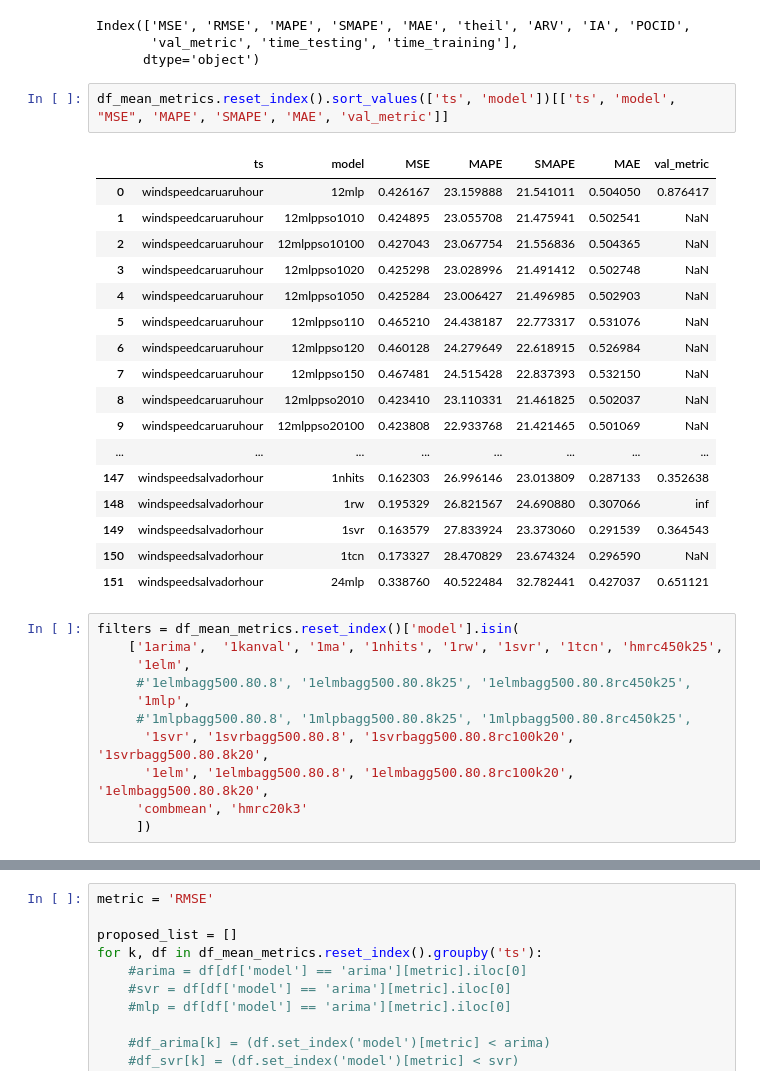
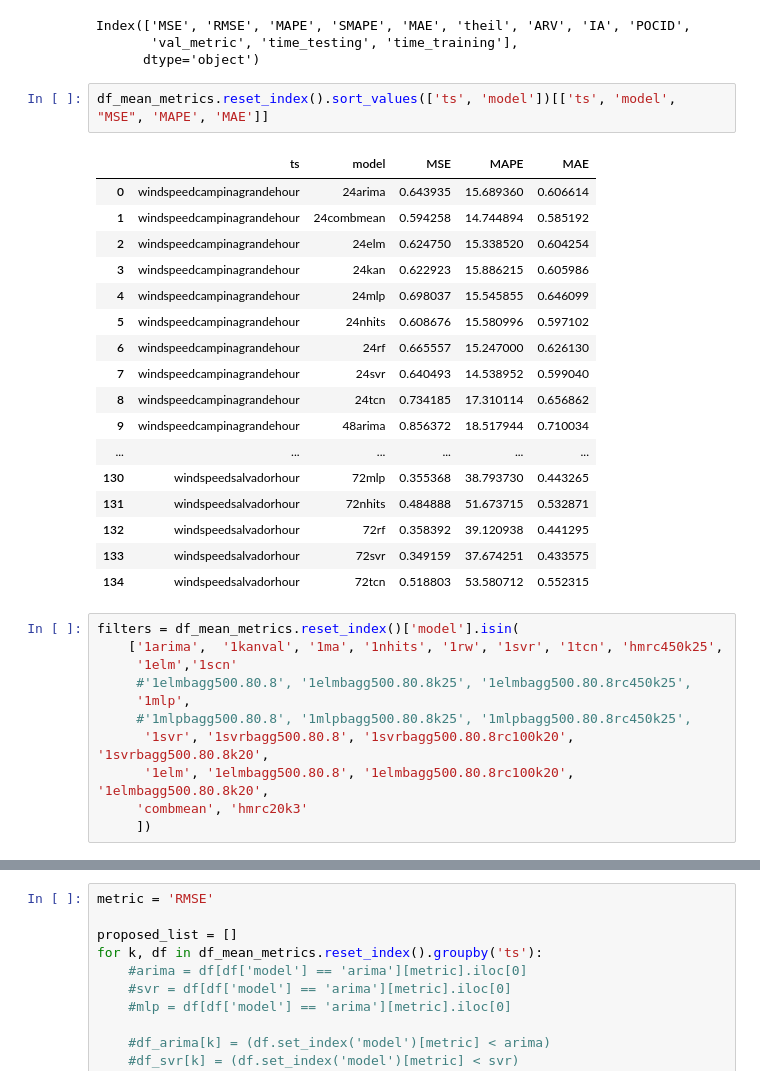
Before and after one commit to domingos108/experiments, a Jupyter notebook: notebook/calculate_metrics.ipynb, the cells around one changed output, grey strips where cells are left out. Saved outputs shown, nothing was run; the diff lists cells and outputs as text.

```diff
--- a/notebook/calculate_metrics.ipynb
+++ b/notebook/calculate_metrics.ipynb
@@ -38,29 +31,29 @@ Index(['MSE', 'RMSE', 'MAPE', 'SMAPE', 'MAE', 'theil', 'ARV', 'IA', 'POCID',
        'val_metric', 'time_testing', 'time_training'],
       dtype='object')
 # %%
-df_mean_metrics.reset_index().sort_values(['ts', 'model'])[['ts', 'model', "MSE", 'MAPE', 'SMAPE', 'MAE', 'val_metric']]
+df_mean_metrics.reset_index().sort_values(['ts', 'model'])[['ts', 'model', "MSE", 'MAPE', 'MAE']]
 # %% [output]
-|  | ts | model | MSE | MAPE | SMAPE | MAE | val_metric |
-| 0 | windspeedcaruaruhour | 12mlp | 0.426167 | 23.159888 | 21.541011 | 0.504050 | 0.876417 |
-| 1 | windspeedcaruaruhour | 12mlppso1010 | 0.424895 | 23.055708 | 21.475941 | 0.502541 | NaN |
-| 2 | windspeedcaruaruhour | 12mlppso10100 | 0.427043 | 23.067754 | 21.556836 | 0.504365 | NaN |
-| 3 | windspeedcaruaruhour | 12mlppso1020 | 0.425298 | 23.028996 | 21.491412 | 0.502748 | NaN |
-| 4 | windspeedcaruaruhour | 12mlppso1050 | 0.425284 | 23.006427 | 21.496985 | 0.502903 | NaN |
-| 5 | windspeedcaruaruhour | 12mlppso110 | 0.465210 | 24.438187 | 22.773317 | 0.531076 | NaN |
-| 6 | windspeedcaruaruhour | 12mlppso120 | 0.460128 | 24.279649 | 22.618915 | 0.526984 | NaN |
-| 7 | windspeedcaruaruhour | 12mlppso150 | 0.467481 | 24.515428 | 22.837393 | 0.532150 | NaN |
-| 8 | windspeedcaruaruhour | 12mlppso2010 | 0.423410 | 23.110331 | 21.461825 | 0.502037 | NaN |
-| 9 | windspeedcaruaruhour | 12mlppso20100 | 0.423808 | 22.933768 | 21.421465 | 0.501069 | NaN |
-| ... | ... | ... | ... | ... | ... | ... | ... |
-| 147 | windspeedsalvadorhour | 1nhits | 0.162303 | 26.996146 | 23.013809 | 0.287133 | 0.352638 |
-| 148 | windspeedsalvadorhour | 1rw | 0.195329 | 26.821567 | 24.690880 | 0.307066 | inf |
-| 149 | windspeedsalvadorhour | 1svr | 0.163579 | 27.833924 | 23.373060 | 0.291539 | 0.364543 |
-| 150 | windspeedsalvadorhour | 1tcn | 0.173327 | 28.470829 | 23.674324 | 0.296590 | NaN |
-| 151 | windspeedsalvadorhour | 24mlp | 0.338760 | 40.522484 | 32.782441 | 0.427037 | 0.651121 |
+|  | ts | model | MSE | MAPE | MAE |
+| 0 | windspeedcampinagrandehour | 24arima | 0.643935 | 15.689360 | 0.606614 |
+| 1 | windspeedcampinagrandehour | 24combmean | 0.594258 | 14.744894 | 0.585192 |
+| 2 | windspeedcampinagrandehour | 24elm | 0.624750 | 15.338520 | 0.604254 |
+| 3 | windspeedcampinagrandehour | 24kan | 0.622923 | 15.886215 | 0.605986 |
+| 4 | windspeedcampinagrandehour | 24mlp | 0.698037 | 15.545855 | 0.646099 |
+| 5 | windspeedcampinagrandehour | 24nhits | 0.608676 | 15.580996 | 0.597102 |
+| 6 | windspeedcampinagrandehour | 24rf | 0.665557 | 15.247000 | 0.626130 |
+| 7 | windspeedcampinagrandehour | 24svr | 0.640493 | 14.538952 | 0.599040 |
+| 8 | windspeedcampinagrandehour | 24tcn | 0.734185 | 17.310114 | 0.656862 |
+| 9 | windspeedcampinagrandehour | 48arima | 0.856372 | 18.517944 | 0.710034 |
+| ... | ... | ... | ... | ... | ... |
+| 130 | windspeedsalvadorhour | 72mlp | 0.355368 | 38.793730 | 0.443265 |
+| 131 | windspeedsalvadorhour | 72nhits | 0.484888 | 51.673715 | 0.532871 |
+| 132 | windspeedsalvadorhour | 72rf | 0.358392 | 39.120938 | 0.441295 |
+| 133 | windspeedsalvadorhour | 72svr | 0.349159 | 37.674251 | 0.433575 |
+| 134 | windspeedsalvadorhour | 72tcn | 0.518803 | 53.580712 | 0.552315 |
 # %%
 filters = df_mean_metrics.reset_index()['model'].isin(
     ['1arima',  '1kanval', '1ma', '1nhits', '1rw', '1svr', '1tcn', 'hmrc450k25',
-     '1elm',
+     '1elm','1scn'
      #'1elmbagg500.80.8', '1elmbagg500.80.8k25', '1elmbagg500.80.8rc450k25',
      '1mlp',
      #'1mlpbagg500.80.8', '1mlpbagg500.80.8k25', '1mlpbagg500.80.8rc450k25',
```
Also changed, not shown: parts of 15 cells of this notebook, 26 other files.
